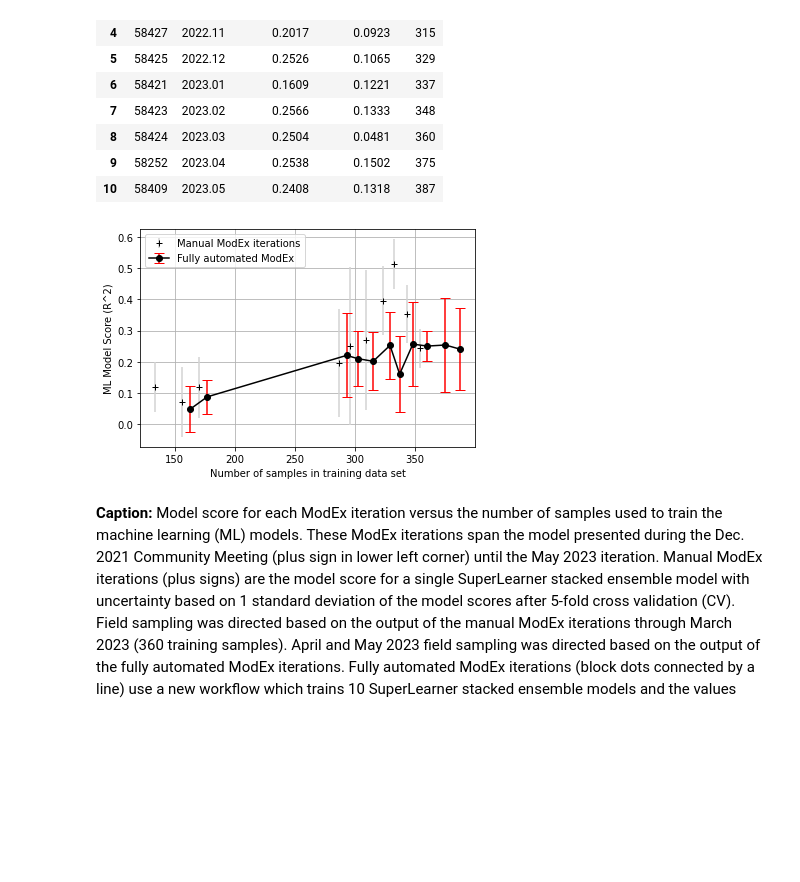
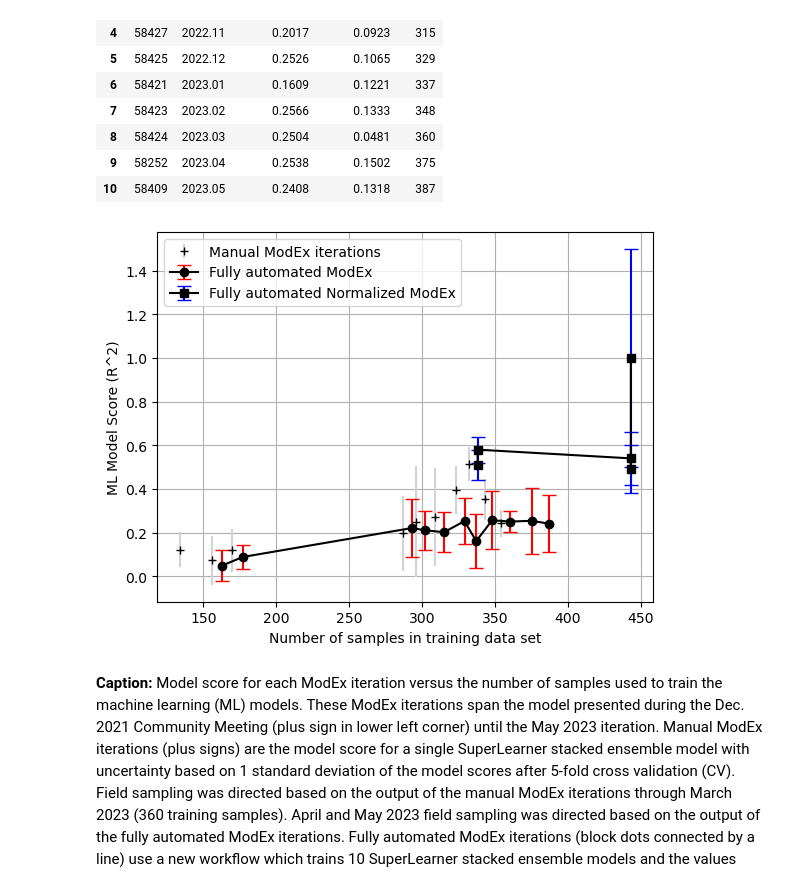
Before and after one commit to parallelworks/dynamic-learning-rivers, a Jupyter notebook: examples/ICON_ModEX_summary/ICON_ModEx_summary.ipynb, the cells around one changed output. Cells and saved outputs as stored; diff of their text form; code cells hidden in the pictures; blank space fills up the shorter version.

Commit message:
Updating ICON-ModEx Summary plot

```diff
--- a/examples/ICON_ModEX_summary/ICON_ModEx_summary.ipynb
+++ b/examples/ICON_ModEX_summary/ICON_ModEx_summary.ipynb
@@ -11,8 +11,9 @@ import matplotlib.pyplot as plt
 import pandas as pd
 import numpy as np
 # %%
-icon_modex_manual = pd.read_csv('ICON_ModEX_manual_iterations.csv')
-icon_modex_auto = pd.read_csv('ICON_ModEX_automated_iterations.csv')
+icon_modex_manual = pd.read_csv('ICON_ModEx_manual_iterations.csv')
+icon_modex_auto = pd.read_csv('ICON_ModEx_automated_iterations.csv')
+icon_modex_log10 = pd.read_csv('ICON_ModEx_log10_iterations.csv')
 # %%
 icon_modex_manual
 # %% [output]
@@ -60,26 +61,33 @@ icon_modex_auto
 # %%
 fig, ax = plt.subplots()
 plt.errorbar(
     icon_modex_manual['ntrain'],
     icon_modex_manual[['hold-out','cv_avg']].max(axis=1),
     yerr=icon_modex_manual['cv_std'],
     fmt='k+',
     ecolor='lightgray',
     capsize=0)
 plt.errorbar(
     icon_modex_auto['ntrain'],
     icon_modex_auto['hold-out-avg'],
     yerr=icon_modex_auto['hold-out-std'],
     fmt='ko-',
     ecolor='r',
     capsize=5)
+plt.errorbar(
+    icon_modex_log10['ntrain'],
+    icon_modex_log10['hold-out-avg'],
+    icon_modex_log10['hold-out-std'],
+    fmt='ks-',
+    ecolor='b',
+    capsize=5)
 ax.grid()
 plt.ylabel('ML Model Score (R^2)')
 plt.xlabel('Number of samples in training data set')
-plt.legend(['Manual ModEx iterations','Fully automated ModEx'])
+plt.legend(['Manual ModEx iterations','Fully automated ModEx','Fully automated Normalized ModEx'])
 plt.savefig('ICON_ModEx_summary.pdf')
 # %% [output]
-[figure, old version]
+[figure, new version]
 # %% [markdown]
 **Caption:** Model score for each ModEx iteration versus the number of samples used to train the machine learning (ML) models. These ModEx iterations span the model presented during the Dec. 2021 Community Meeting (plus sign in lower left corner) until the May 2023 iteration.  Manual ModEx iterations (plus signs) are the model score for a single SuperLearner stacked ensemble model with uncertainty based on 1 standard deviation of the model scores after 5-fold cross validation (CV). Field sampling was directed based on the output of the manual ModEx iterations through March 2023 (360 training samples).  April and May 2023 field sampling was directed based on the output of the fully automated ModEx iterations. Fully automated ModEx iterations (block dots connected by a line) use a new workflow which trains 10 SuperLearner stacked ensemble models and the values reported here are the average and standard deviation among the 10 models. The fully automated workflow was also used to "hindcast" ModEx iterations before April 2023 to provide additional context for the manual ModEx iterations. For the hindcast, the fully automated workflow was driven by nearly the same data as was available for the manual ModEx iterations (the fully automated workflow had access to 7 to 9 additional historical data points from S19S that were omitted in the manual iterations). The large horizontal gap in the plot corresponds to a large influx of data at the very end of the summer of 2022.
 
```
Also changed, not shown: 2 other files.
